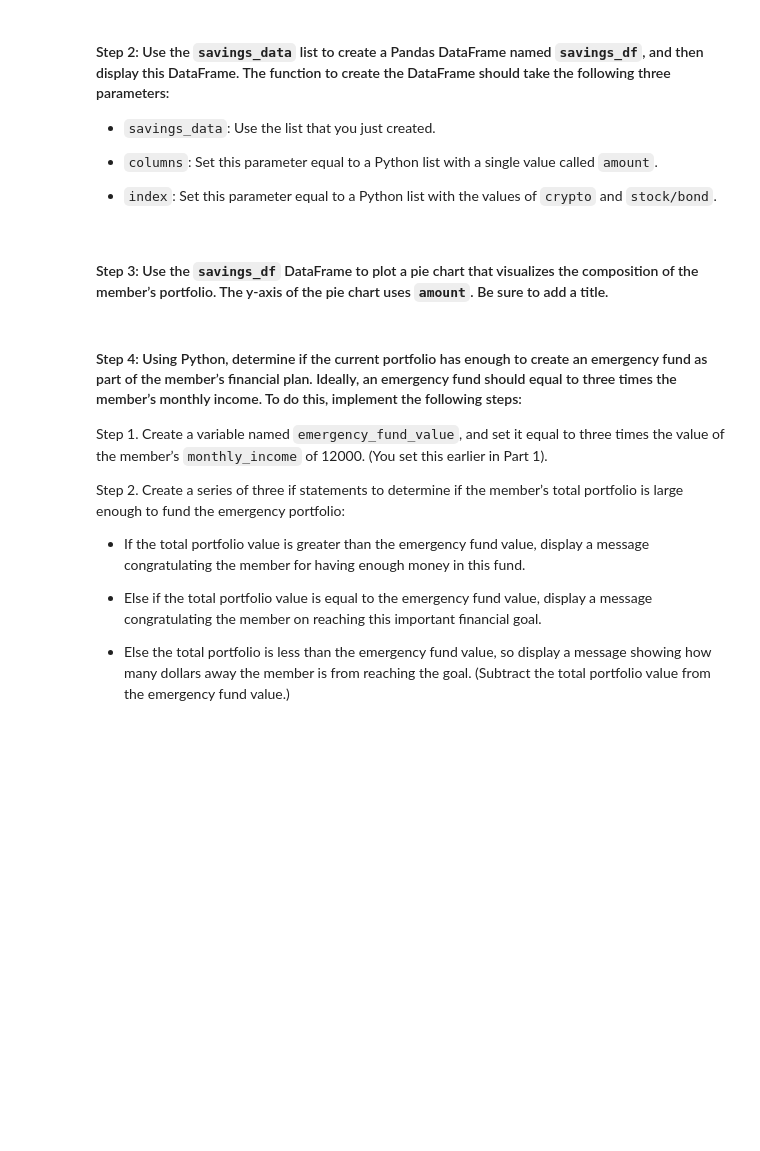
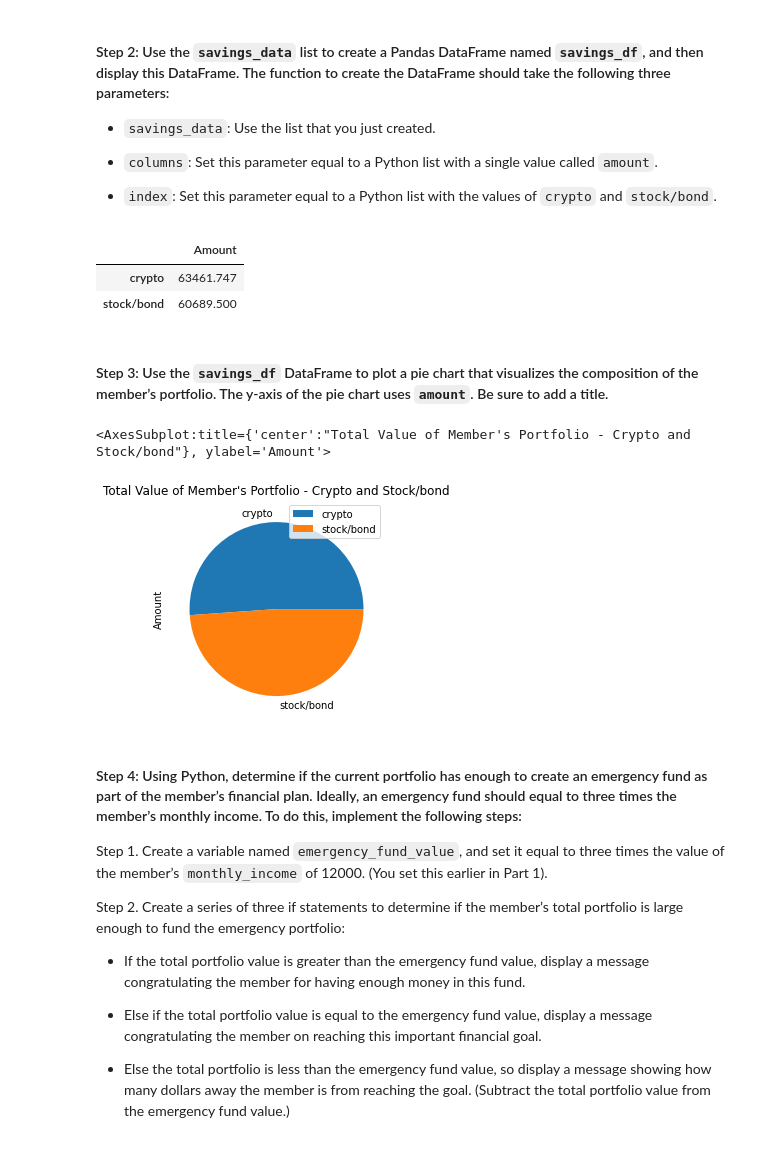
Before and after one commit to LeoHarada/Challenge_5, a Jupyter notebook: Starter_Code/financial_planning_tools.ipynb, the cells around one changed output. Saved outputs shown, nothing was run; the diff lists cells and outputs as text; code cells hidden in the pictures; blank space fills up the shorter version.

```diff
--- a/Starter_Code/financial_planning_tools.ipynb
+++ b/Starter_Code/financial_planning_tools.ipynb
@@ -249,6 +268,6 @@ agg_value = # YOUR CODE HERE
 # %%
 # Calculate the current value of the stock portion of the portfolio
-spy_value = # YOUR CODE HERE
+spy_value = spy_close_price * spy_shares
 
 # Print the current value of the stock portfolio
-# YOUR CODE HERE
+print(f"The current value of the stock portfolio is, ${spy_value}")
@@ -255,6 +276,6 @@ spy_value = # YOUR CODE HERE
 # %%
 # Calculate the total value of the stock and bond portion of the portfolio
-total_stocks_bonds = # YOUR CODE HERE
+total_stocks_bonds = agg_value + spy_value
 
 # Print the current balance of the stock and bond portion of the portfolio
-# YOUR CODE HERE
+print(f"The total current balance of the stock and bond portion of the portfolio is, ${total_stocks_bonds}")
@@ -297,7 +322,7 @@ In this section, you’ll use the valuations for the cryptocurrency wallet and f
 #### Step 1: Create a Python list named `savings_data` that has two elements. The first element contains the total value of the cryptocurrency wallet. The second element contains the total value of the stock and bond portions of the portfolio.
 # %%
 # Consolidate financial assets data into a Python list
-# YOUR CODE HERE
+savings_data = [total_crypto_wallet, total_stocks_bonds]
 
 # Review the Python list savings_data
-# YOUR CODE HERE
+savings_data
@@ -311,15 +338,25 @@ In this section, you’ll use the valuations for the cryptocurrency wallet and f
 - `index`: Set this parameter equal to a Python list with the values of `crypto` and `stock/bond`.
 # %%
 # Create a Pandas DataFrame called savings_df
-# YOUR CODE HERE
-
+savings_df = pd.DataFrame(
+    savings_data,
+    columns=['Amount'],
+    index=['crypto', 'stock/bond']
+)
 # Display the savings_df DataFrame
-# YOUR CODE HERE
+savings_df
+# %% [output]
+|  | Amount |
+| crypto | 63461.747 |
+| stock/bond | 60689.500 |
 # %% [markdown]
 #### Step 3: Use the `savings_df` DataFrame to plot a pie chart that visualizes the composition of the member’s portfolio. The y-axis of the pie chart uses `amount`. Be sure to add a title.
 # %%
 # Plot the total value of the member's portfolio (crypto and stock/bond) in a pie chart
-# YOUR CODE HERE
+savings_df.plot.pie(y='Amount', title="Total Value of Member's Portfolio - Crypto and Stock/bond")
+# %% [output]
+<AxesSubplot:title={'center':"Total Value of Member's Portfolio - Crypto and Stock/bond"}, ylabel='Amount'>
+[figure, added]
 # %% [markdown]
 #### Step 4: Using Python, determine if the current portfolio has enough to create an emergency fund as part of the member’s financial plan. Ideally, an emergency fund should equal to three times the member’s monthly income. To do this, implement the following steps:
 
```
Also changed, not shown: parts of 39 cells of this notebook.
